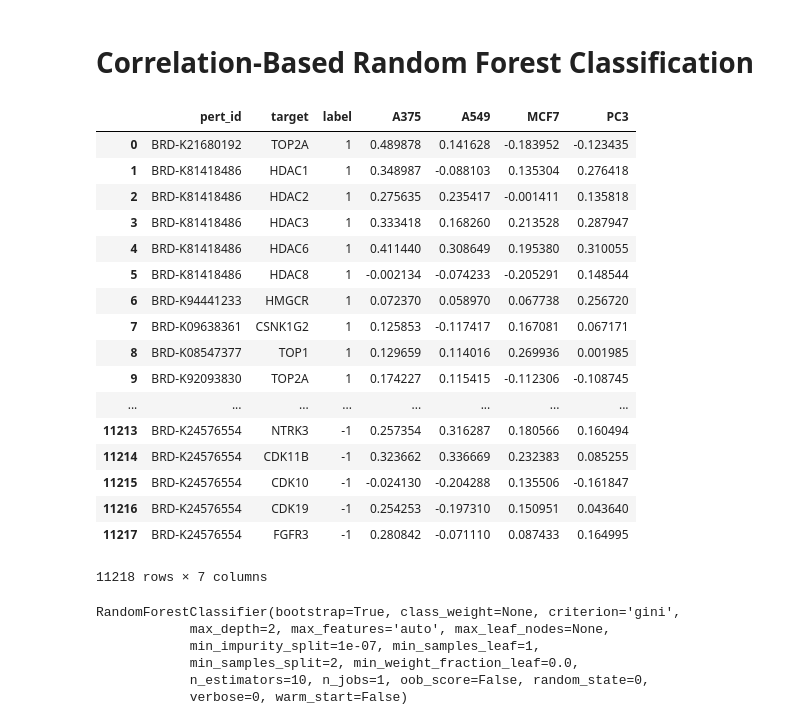
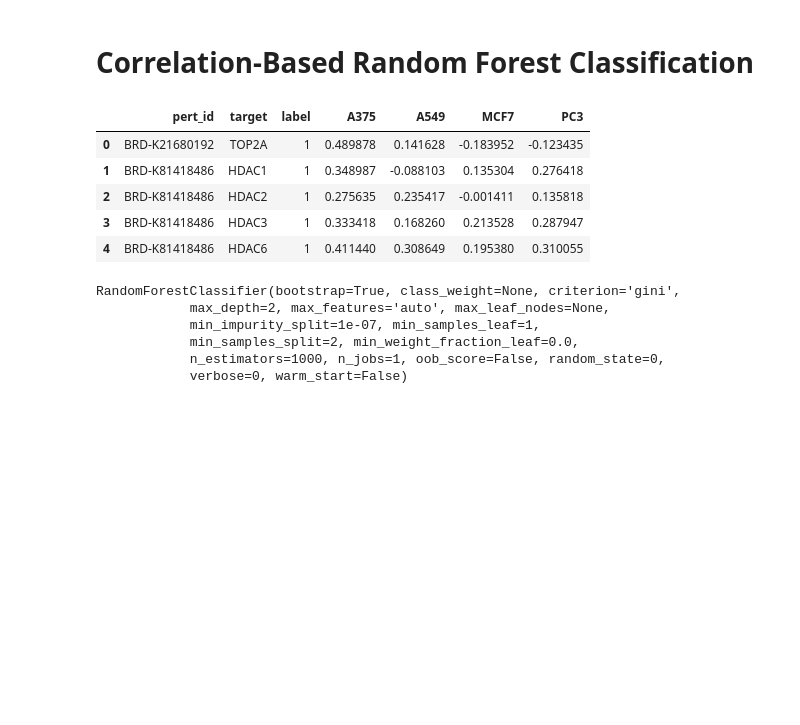
Before and after one commit to npabon/LINCS_target_prediction, a Jupyter notebook: random_forest_correlation_classifier.ipynb, the cells around one changed output. Saved outputs shown, nothing was run; the diff lists cells and outputs as text; code cells hidden in the pictures; blank space fills up the shorter version.

```diff
--- a/random_forest_correlation_classifier.ipynb
+++ b/random_forest_correlation_classifier.ipynb
@@ -7,26 +8,14 @@ import sklearn
 # %%
 # load data
 correlation_training_data = pd.DataFrame.from_csv('checkpoint_files/top_4_correlation_training_data.csv')
-correlation_training_data
+correlation_training_data.head()
 # %% [output]
 |  | pert_id | target | label | A375 | A549 | MCF7 | PC3 |
 | 0 | BRD-K21680192 | TOP2A | 1 | 0.489878 | 0.141628 | -0.183952 | -0.123435 |
 | 1 | BRD-K81418486 | HDAC1 | 1 | 0.348987 | -0.088103 | 0.135304 | 0.276418 |
 | 2 | BRD-K81418486 | HDAC2 | 1 | 0.275635 | 0.235417 | -0.001411 | 0.135818 |
 | 3 | BRD-K81418486 | HDAC3 | 1 | 0.333418 | 0.168260 | 0.213528 | 0.287947 |
 | 4 | BRD-K81418486 | HDAC6 | 1 | 0.411440 | 0.308649 | 0.195380 | 0.310055 |
-| 5 | BRD-K81418486 | HDAC8 | 1 | -0.002134 | -0.074233 | -0.205291 | 0.148544 |
-| 6 | BRD-K94441233 | HMGCR | 1 | 0.072370 | 0.058970 | 0.067738 | 0.256720 |
-| 7 | BRD-K09638361 | CSNK1G2 | 1 | 0.125853 | -0.117417 | 0.167081 | 0.067171 |
-| 8 | BRD-K08547377 | TOP1 | 1 | 0.129659 | 0.114016 | 0.269936 | 0.001985 |
-| 9 | BRD-K92093830 | TOP2A | 1 | 0.174227 | 0.115415 | -0.112306 | -0.108745 |
-| ... | ... | ... | ... | ... | ... | ... | ... |
-| 11213 | BRD-K24576554 | NTRK3 | -1 | 0.257354 | 0.316287 | 0.180566 | 0.160494 |
-| 11214 | BRD-K24576554 | CDK11B | -1 | 0.323662 | 0.336669 | 0.232383 | 0.085255 |
-| 11215 | BRD-K24576554 | CDK10 | -1 | -0.024130 | -0.204288 | 0.135506 | -0.161847 |
-| 11216 | BRD-K24576554 | CDK19 | -1 | 0.254253 | -0.197310 | 0.150951 | 0.043640 |
-| 11217 | BRD-K24576554 | FGFR3 | -1 | 0.280842 | -0.071110 | 0.087433 | 0.164995 |
-11218 rows × 7 columns
 # %%
 # balance True and False samples
 pos_samples = correlation_training_data[correlation_training_data.label == 1]
@@ -49,14 +38,14 @@ X_std = sc.transform(X)
 # %%
 # random forest classification
 from sklearn.ensemble import RandomForestClassifier
-clf = RandomForestClassifier(max_depth=2, random_state=0, n_estimators=10)
+clf = RandomForestClassifier(max_depth=2, random_state=0, n_estimators=1000)
 clf.fit(X_std, y)
 # %% [output]
 RandomForestClassifier(bootstrap=True, class_weight=None, criterion='gini',
             max_depth=2, max_features='auto', max_leaf_nodes=None,
             min_impurity_split=1e-07, min_samples_leaf=1,
             min_samples_split=2, min_weight_fraction_leaf=0.0,
-            n_estimators=10, n_jobs=1, oob_score=False, random_state=0,
+            n_estimators=1000, n_jobs=1, oob_score=False, random_state=0,
             verbose=0, warm_start=False)
 # %%
 print('Accuracy: {:.2f}'.format(clf.score(X_std, y)))
```
Also changed, not shown: parts of 12 cells of this notebook, 1 other file.
